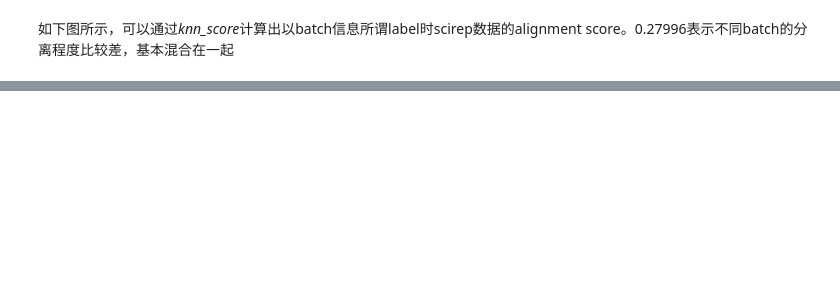
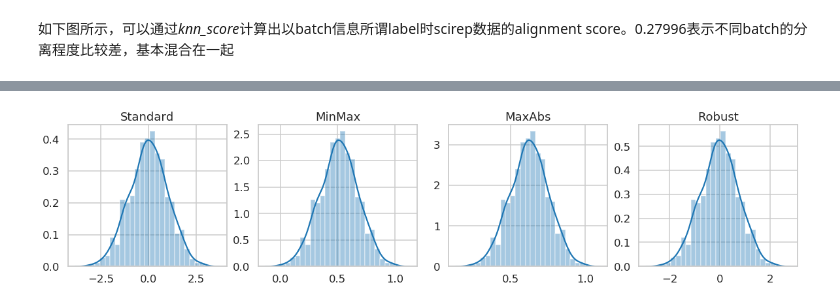
Before and after one commit to xyfzkd/teaching_book, a Jupyter notebook: quiz/quiz_exrna/quiz_exRNA_tutorial.ipynb, the cells around one changed output, grey strips where cells are left out. Drawn from its saved outputs; the diff is of its cells as text; code cells hidden in the pictures; blank space fills up the shorter version.

```diff
--- a/quiz/quiz_exrna/quiz_exRNA_tutorial.ipynb
+++ b/quiz/quiz_exrna/quiz_exRNA_tutorial.ipynb
@@ -298 +398,19 @@ def knn_score(X, y, K=10):
+# %%
+random_state = np.random.RandomState(1289237)
+x = random_state.normal(10, 2, size=1000)
+from sklearn.preprocessing import StandardScaler, MinMaxScaler, MaxAbsScaler, RobustScaler
+scalers = {
+    'Standard': StandardScaler(),
+    'MinMax': MinMaxScaler(),
+    'MaxAbs': MaxAbsScaler(),
+    'Robust': RobustScaler()
+}
+scalernames = ['Standard','MinMax','MaxAbs','Robust']
+fig, axes = plt.subplots(1,4, figsize=(20, 4))
+for i in range(4):
+    x_scaled = scalers[scalernames[i]].fit_transform(x.reshape(-1,1)).ravel()
+    sns.distplot(x_scaled, ax=axes[i])
+    axes[i].set_title(scalernames[i])
+# %% [output]
+[figure, added]
 # %% [markdown]
```
Also changed, not shown: parts of 88 cells of this notebook.
